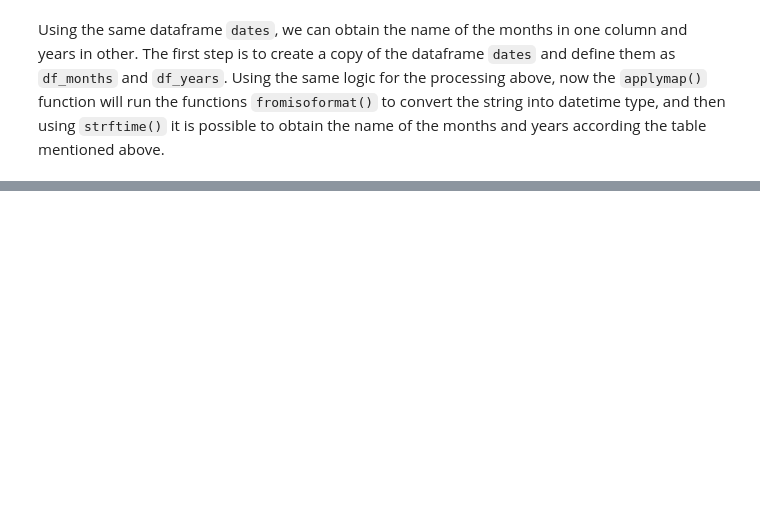
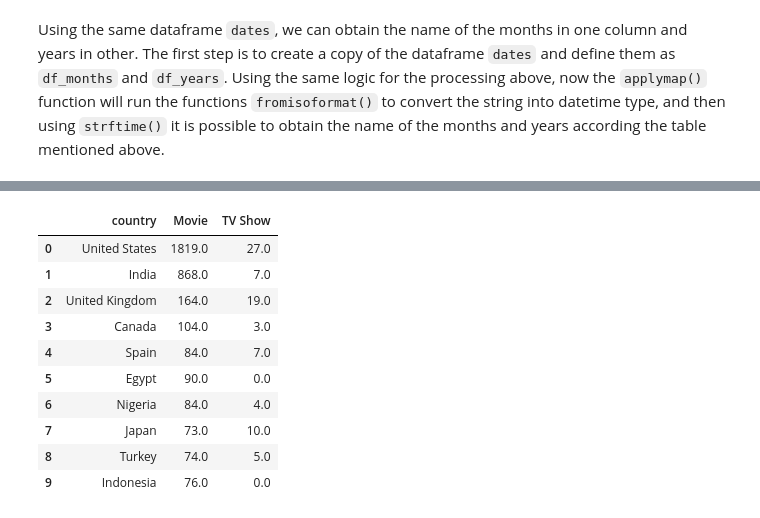
Before and after one commit to JG-Ancona/DigitalNovaScotia, a Jupyter notebook: Python/DataAssignmnet/MoviesData.ipynb, the cells around one changed output, grey strips where cells are left out. Cells and saved outputs as stored; diff of their text form; code cells hidden in the pictures; blank space fills up the shorter version.

```diff
--- a/Python/DataAssignmnet/MoviesData.ipynb
+++ b/Python/DataAssignmnet/MoviesData.ipynb
@@ -176,0 +262,15 @@ df.head()
+# %%
+fig1 = asd.head(10).drop('Total',axis=1)
+fig1
+# %% [output]
+|  | country | Movie | TV Show |
+| 0 | United States | 1819.0 | 27.0 |
+| 1 | India | 868.0 | 7.0 |
+| 2 | United Kingdom | 164.0 | 19.0 |
+| 3 | Canada | 104.0 | 3.0 |
+| 4 | Spain | 84.0 | 7.0 |
+| 5 | Egypt | 90.0 | 0.0 |
+| 6 | Nigeria | 84.0 | 4.0 |
+| 7 | Japan | 73.0 | 10.0 |
+| 8 | Turkey | 74.0 | 5.0 |
+| 9 | Indonesia | 76.0 | 0.0 |
```
Also changed, not shown: parts of 10 cells of this notebook.
